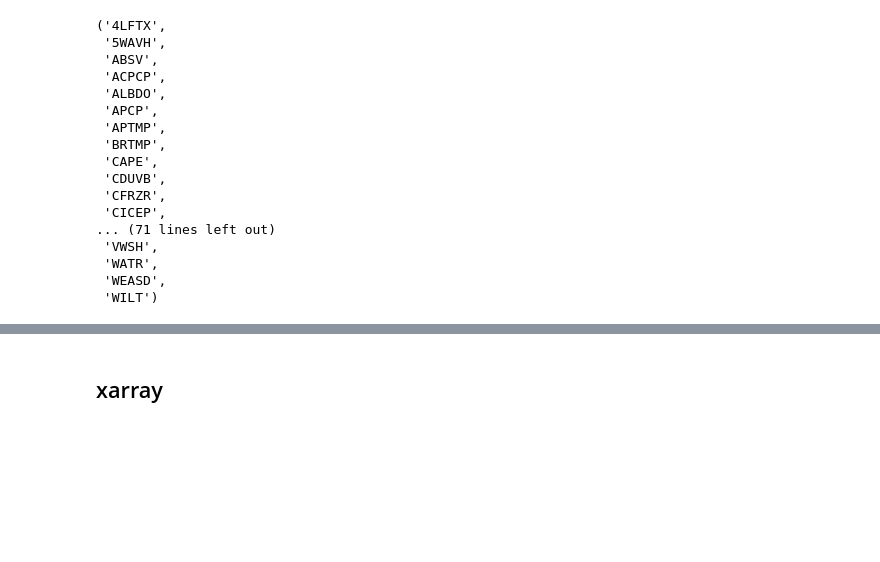
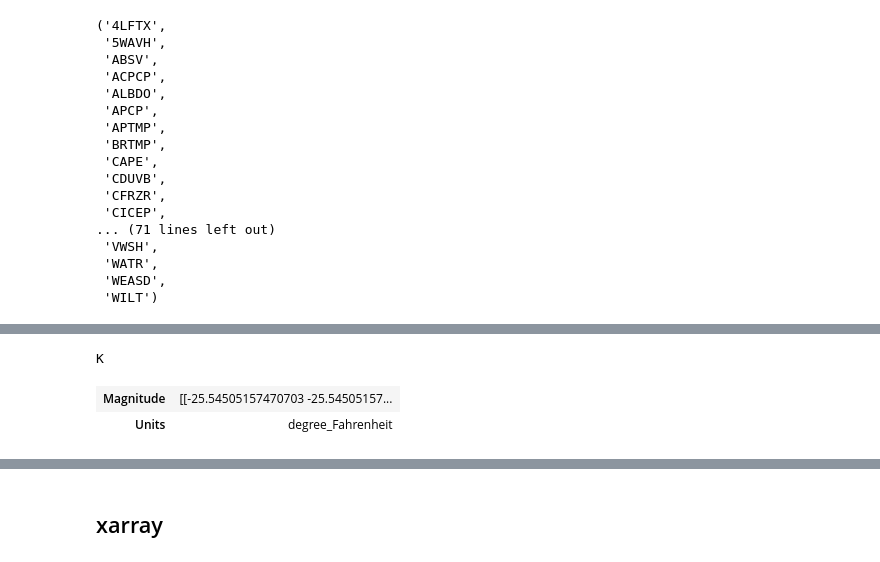
Before and after one commit to SidneyLower-NOAA/SMD_Notebooks, a Jupyter notebook: fun_with_grib2io.ipynb, the cells around one changed output, grey strips where cells are left out. Cells and saved outputs as stored; diff of their text form; code cells hidden in the pictures; blank space fills up the shorter version.

```diff
--- a/fun_with_grib2io.ipynb
+++ b/fun_with_grib2io.ipynb
@@ -149,0 +122,5 @@ xx, yy = m(lons, lats)
+# %%
+print(msgs[0].units)
+data = msgs[0].data
+# %% [output]
+K
@@ -150 +130,6 @@ xx, yy = m(lons, lats)
+# %%
+temp_data.to(units.fahrenheit)
+# %% [output]
+| Magnitude | [[-25.54505157470703 -25.54505157... |
+| Units | degree_Fahrenheit |
 # %%
```
Also changed, not shown: parts of 69 cells of this notebook.
